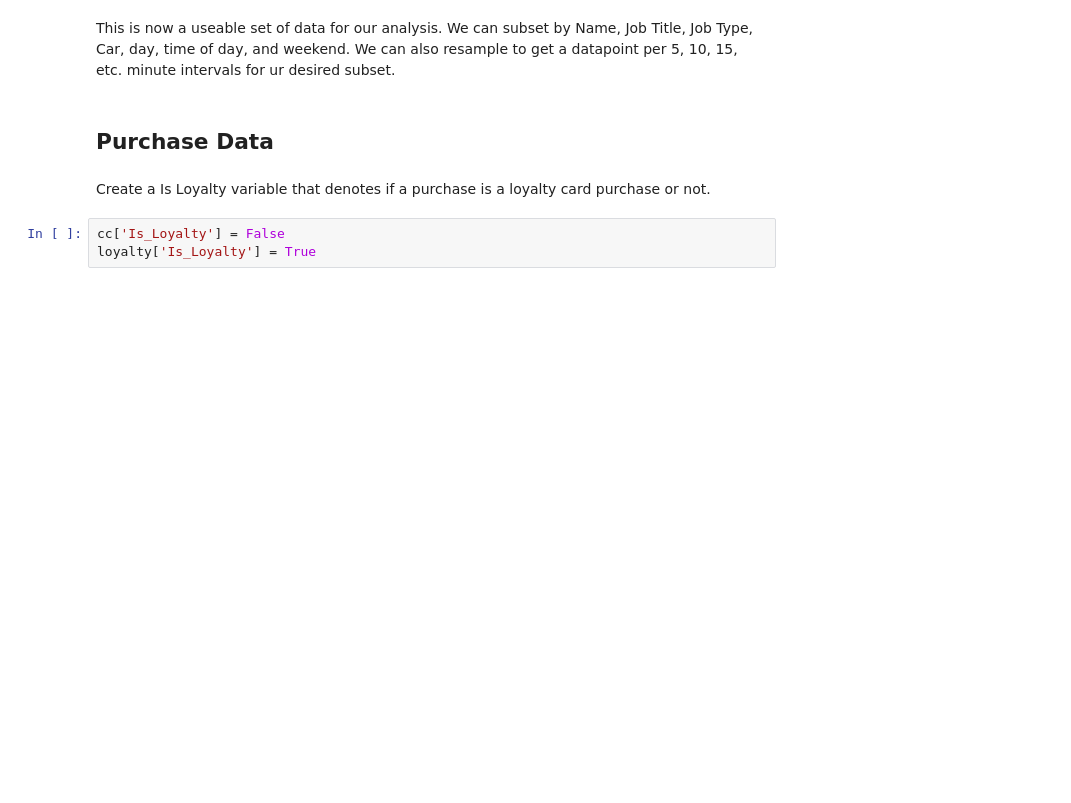
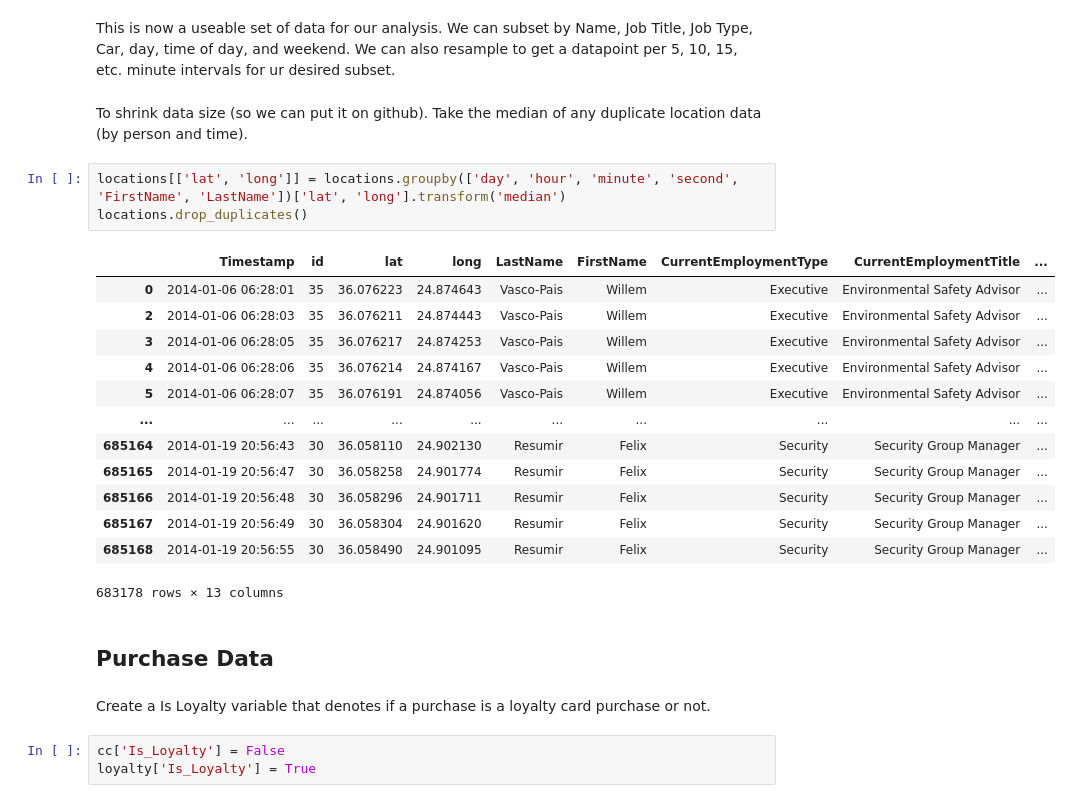
Before and after one commit to cvorsanger/COMP4448Final, a Jupyter notebook: notebooks/CleanUp.ipynb, the cells around one changed output. Saved outputs shown, nothing was run; the diff lists cells and outputs as text; blank space fills up the shorter version.

Commit message:
Shrink clean location data size

```diff
--- a/notebooks/CleanUp.ipynb
+++ b/notebooks/CleanUp.ipynb
@@ -79,5 +79,24 @@ locations.sample(10)
 # %% [markdown]
 This is now a useable set of data for our analysis. We can subset by Name, Job Title, Job Type, Car, day, time of day, and weekend. We can also resample to get a datapoint per 5, 10, 15, etc. minute intervals for ur desired subset.
+# %% [markdown]
+To shrink data size (so we can put it on github). Take the median of any duplicate location data (by person and time).
+# %%
+locations[['lat', 'long']] = locations.groupby(['day', 'hour', 'minute', 'second', 'FirstName', 'LastName'])['lat', 'long'].transform('median')
+locations.drop_duplicates()
+# %% [output]
+|  | Timestamp | id | lat | long | LastName | FirstName | CurrentEmploymentType | CurrentEmploymentTitle | ... |
+| 0 | 2014-01-06 06:28:01 | 35 | 36.076223 | 24.874643 | Vasco-Pais | Willem | Executive | Environmental Safety Advisor | ... |
+| 2 | 2014-01-06 06:28:03 | 35 | 36.076211 | 24.874443 | Vasco-Pais | Willem | Executive | Environmental Safety Advisor | ... |
+| 3 | 2014-01-06 06:28:05 | 35 | 36.076217 | 24.874253 | Vasco-Pais | Willem | Executive | Environmental Safety Advisor | ... |
+| 4 | 2014-01-06 06:28:06 | 35 | 36.076214 | 24.874167 | Vasco-Pais | Willem | Executive | Environmental Safety Advisor | ... |
+| 5 | 2014-01-06 06:28:07 | 35 | 36.076191 | 24.874056 | Vasco-Pais | Willem | Executive | Environmental Safety Advisor | ... |
+| ... | ... | ... | ... | ... | ... | ... | ... | ... | ... |
+| 685164 | 2014-01-19 20:56:43 | 30 | 36.058110 | 24.902130 | Resumir | Felix | Security | Security Group Manager | ... |
+| 685165 | 2014-01-19 20:56:47 | 30 | 36.058258 | 24.901774 | Resumir | Felix | Security | Security Group Manager | ... |
+| 685166 | 2014-01-19 20:56:48 | 30 | 36.058296 | 24.901711 | Resumir | Felix | Security | Security Group Manager | ... |
+| 685167 | 2014-01-19 20:56:49 | 30 | 36.058304 | 24.901620 | Resumir | Felix | Security | Security Group Manager | ... |
+| 685168 | 2014-01-19 20:56:55 | 30 | 36.058490 | 24.901095 | Resumir | Felix | Security | Security Group Manager | ... |
+683178 rows × 13 columns
 # %% [markdown]
 ## Purchase Data
 # %% [markdown]
```
Also changed, not shown: parts of 2 cells of this notebook, 1 other file.
